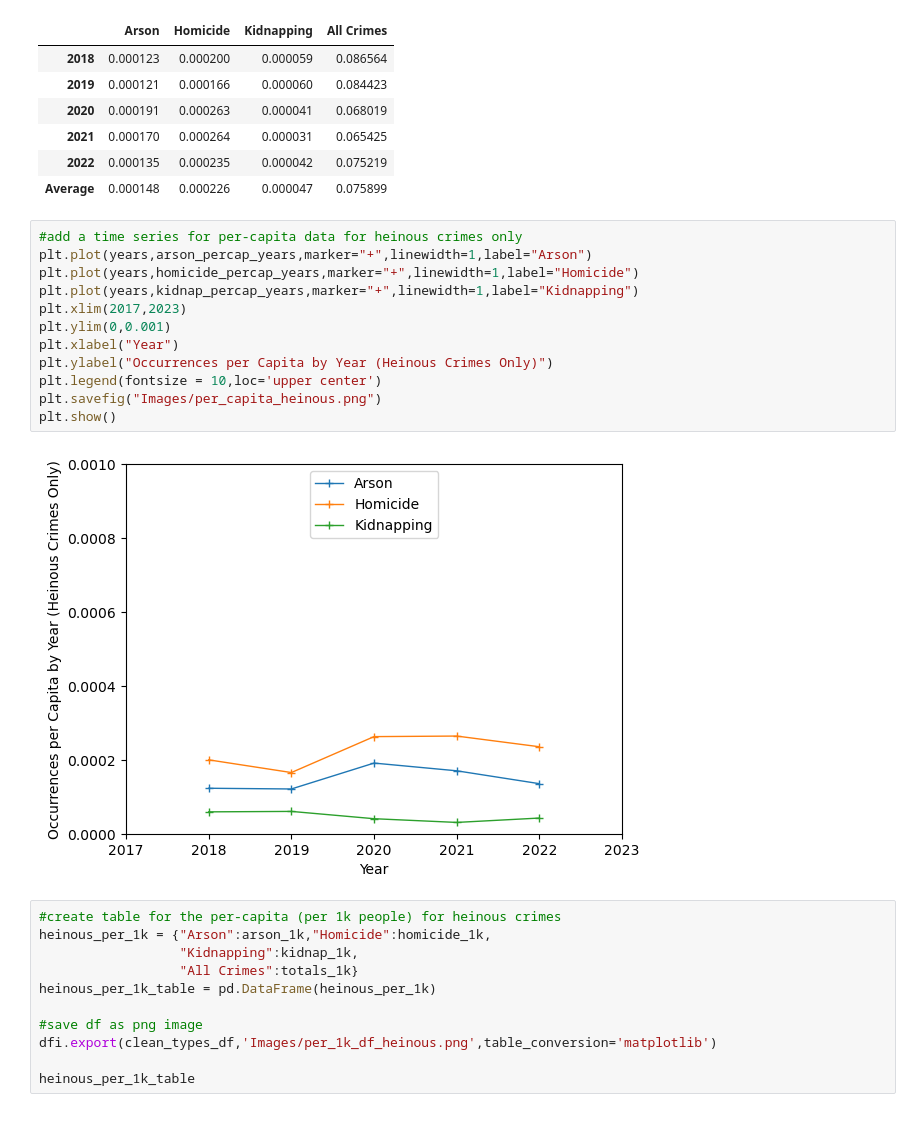
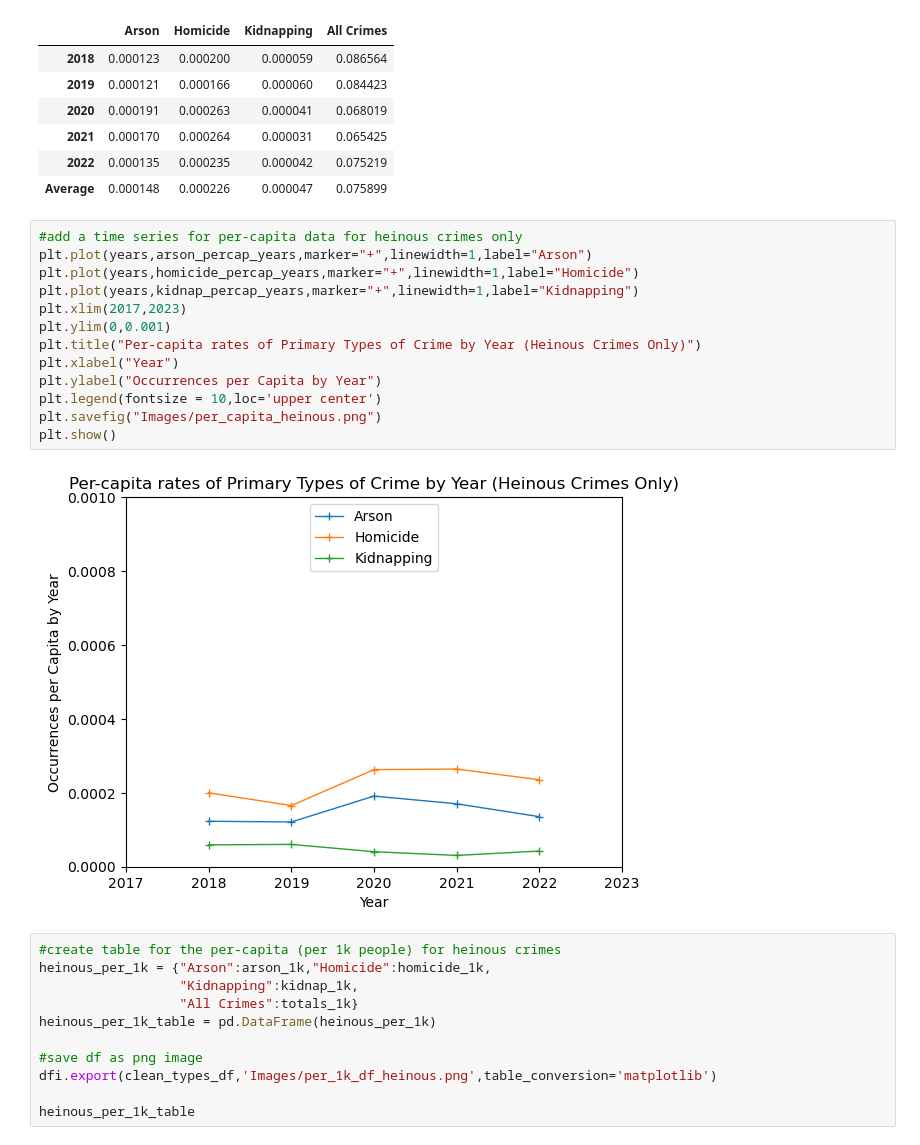
Before and after one commit to jmpealy/project1, a Jupyter notebook: heinous_crimes.ipynb, the cells around one changed output. Drawn from its saved outputs; the diff is of its cells as text.

```diff
--- a/heinous_crimes.ipynb
+++ b/heinous_crimes.ipynb
@@ -691,17 +698,18 @@ heinous_per_cap_table
 # %%
 #add a time series for per-capita data for heinous crimes only
 plt.plot(years,arson_percap_years,marker="+",linewidth=1,label="Arson")
 plt.plot(years,homicide_percap_years,marker="+",linewidth=1,label="Homicide")
 plt.plot(years,kidnap_percap_years,marker="+",linewidth=1,label="Kidnapping")
 plt.xlim(2017,2023)
 plt.ylim(0,0.001)
+plt.title("Per-capita rates of Primary Types of Crime by Year (Heinous Crimes Only)")
 plt.xlabel("Year")
-plt.ylabel("Occurrences per Capita by Year (Heinous Crimes Only)")
+plt.ylabel("Occurrences per Capita by Year")
 plt.legend(fontsize = 10,loc='upper center')
 plt.savefig("Images/per_capita_heinous.png")
 plt.show()
 # %% [output]
-[figure, old version]
+[figure, new version]
 # %%
 #create table for the per-capita (per 1k people) for heinous crimes
 heinous_per_1k = {"Arson":arson_1k,"Homicide":homicide_1k,
```
Also changed, not shown: parts of 10 cells of this notebook, 8 other files.
